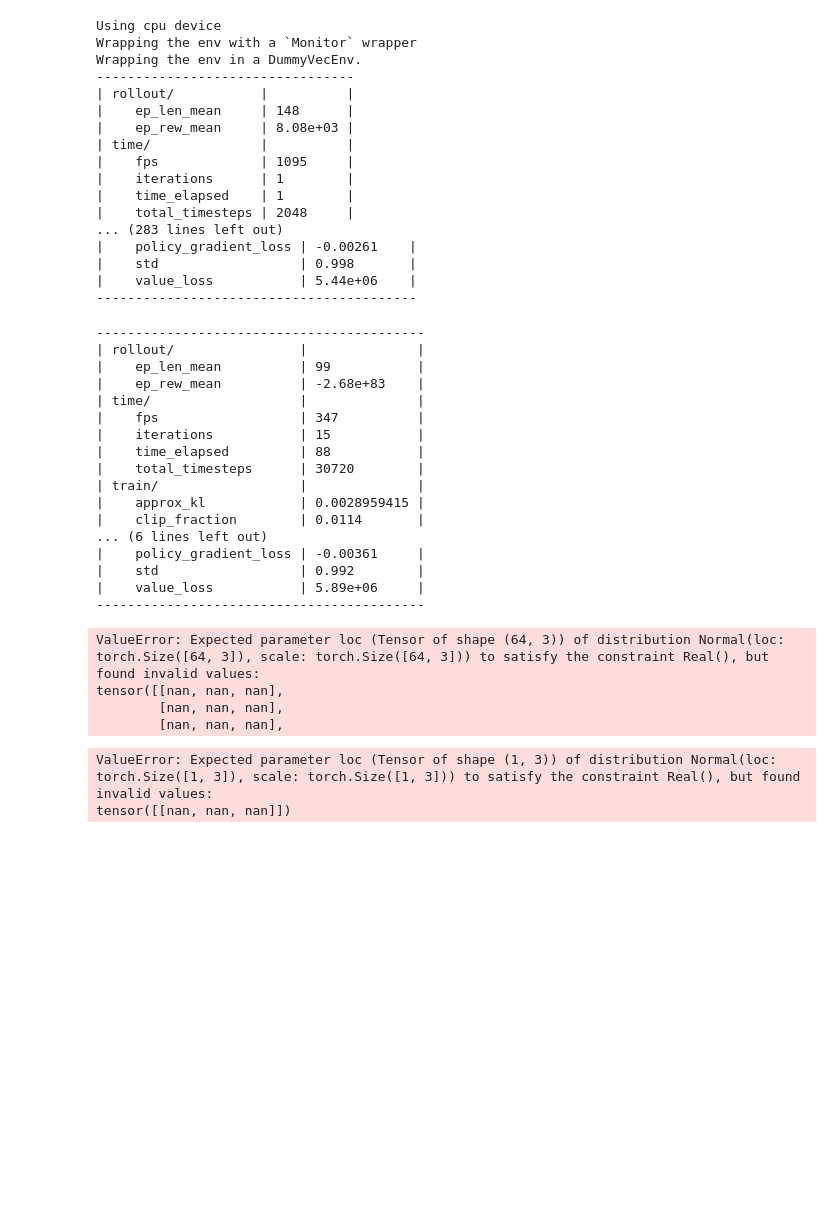
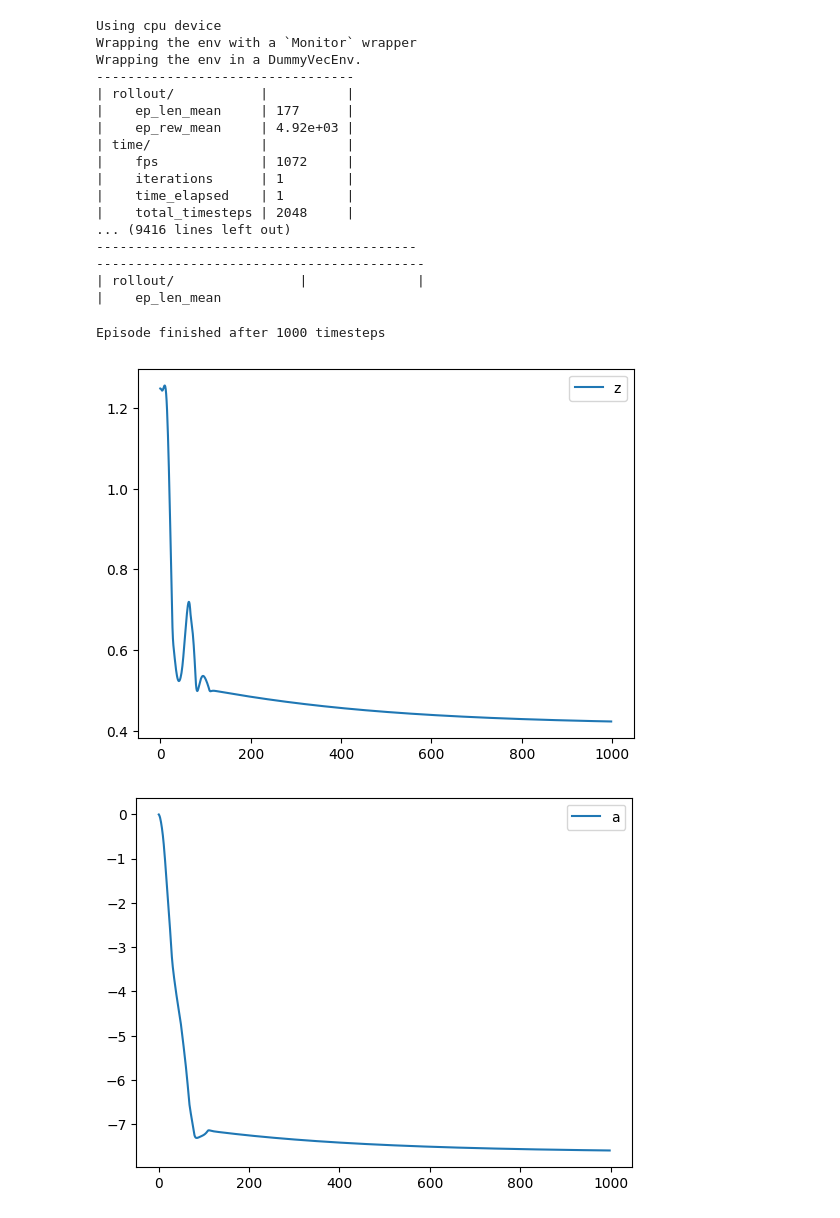
Before and after one commit to kguerrer/Hopper-v4-bflip, a Jupyter notebook: hopper.ipynb, the cells around one changed output. Cells and saved outputs as stored; diff of their text form; code cells hidden in the pictures; blank space fills up the shorter version.

Commit message:
custom reward

```diff
--- a/hopper.ipynb
+++ b/hopper.ipynb
@@ -81,7 +79,7 @@ env = CustomRewardWrapper(env)
 model = PPO("MlpPolicy", env, verbose=1)
 
 # Train the model
-n_learning_steps = 5_000_000
+n_learning_steps = 1_000_000
 model.learn(total_timesteps=n_learning_steps)
 
 # Save the model
@@ -92,84 +90,68 @@ Wrapping the env with a `Monitor` wrapper
 Wrapping the env in a DummyVecEnv.
 ---------------------------------
 | rollout/           |          |
-|    ep_len_mean     | 148      |
-|    ep_rew_mean     | 8.08e+03 |
+|    ep_len_mean     | 177      |
+|    ep_rew_mean     | 4.92e+03 |
 | time/              |          |
-|    fps             | 1095     |
+|    fps             | 1072     |
 |    iterations      | 1        |
 |    time_elapsed    | 1        |
 |    total_timesteps | 2048     |
-... (283 lines left out)
-|    policy_gradient_loss | -0.00261    |
-|    std                  | 0.998       |
-|    value_loss           | 5.44e+06    |
+... (9416 lines left out)
 -----------------------------------------
+------------------------------------------
+| rollout/                |              |
+|    ep_len_mean
-------------------------------------------
-| rollout/                |              |
-|    ep_len_mean          | 99           |
-|    ep_rew_mean          | -2.68e+83    |
-| time/                   |              |
-|    fps                  | 347          |
-|    iterations           | 15           |
-|    time_elapsed         | 88           |
-|    total_timesteps      | 30720        |
-| train/                  |              |
-|    approx_kl            | 0.0028959415 |
-|    clip_fraction        | 0.0114       |
-... (6 lines left out)
-|    policy_gradient_loss | -0.00361     |
-|    std                  | 0.992        |
-|    value_loss           | 5.89e+06     |
-------------------------------------------
-ValueError: Expected parameter loc (Tensor of shape (64, 3)) of distribution Normal(loc: torch.Size([64, 3]), scale: torch.Size([64, 3])) to satisfy the constraint Real(), but found invalid values:
-tensor([[nan, nan, nan],
-        [nan, nan, nan],
-        [nan, nan, nan],
 # %%
-model.save("hopper_model")
 vec_env = model.get_env()
 obs = vec_env.reset()
 
+mapping = {"z": 0, "a": 1, "a_hip": 2, "a_knee": 3, "a_ankle": 4, "v_x": 5, "v_z": 6, "a_d": 7, "a_hip_d": 8, "a_knee_d": 9, "a_ankle_d": 10}
+
 writer = imageio.get_writer('hopper-flip.mp4', fps=50)
 
-
 N_step = 1000
-s_a = np.zeros((N_step, 14))
+s_a = np.zeros((N_step, 14)) # 11 states + 3 actions
+rwd = np.zeros((N_step, 4)) # vel_act, get_straight, landing, flipping
 
 for i in range(N_step):
     action, _state = model.predict(obs, deterministic=True)
     obs, reward, done, info = vec_env.step(action)
     writer.append_data(vec_env.render("rgb_array"))
     s_a[i, :] = np.concatenate((obs[0], action[0]))
+    rwd[i, :] = env.vel_act, env.get_straight, env.landing, env.flipping
     #VecEnv resets automatically
     if done:
       N_stop = i
       print("Episode finished after {} timesteps".format(i+1))
       break
       obs = vec_env.reset()
 
 writer.close()
 
 #truncate the array
 s_a = s_a[:N_stop, :]
+rwd = rwd[:N_stop, :]
 
 def plot(map: str="z"):
   plt.figure(map)
   plt.plot(s_a[:, mapping[map]], label=map)
   plt.legend()
   plt.show()
+%matplotlib inline
 
-plot("z")
-plot("a")
-plot("a_hip")
-plot("a_knee")
-plot("a_ankle")
-plot("v_x")
-plot("v_z")
-plot("a_d")
-plot("a_hip_d")
-plot("a_knee_d")
-plot("a_ankle_d")
+for key in mapping.keys():
+  plot(key)
+
+%matplotlib inline
+plt.figure("reward")
+plt.plot(rwd[:, 0], label="vel_act")
+plt.plot(rwd[:, 1], label="get_straight")
+plt.plot(rwd[:, 2], label="landing")
+plt.plot(rwd[:, 3], label="flipping")
+plt.legend()
+plt.show()
 # %% [output]
-ValueError: Expected parameter loc (Tensor of shape (1, 3)) of distribution Normal(loc: torch.Size([1, 3]), scale: torch.Size([1, 3])) to satisfy the constraint Real(), but found invalid values:
-tensor([[nan, nan, nan]])
+Episode finished after 1000 timesteps
+[figure, added]
+[figure, added]
```
Also changed, not shown: parts of 4 cells of this notebook, 3 other files.
